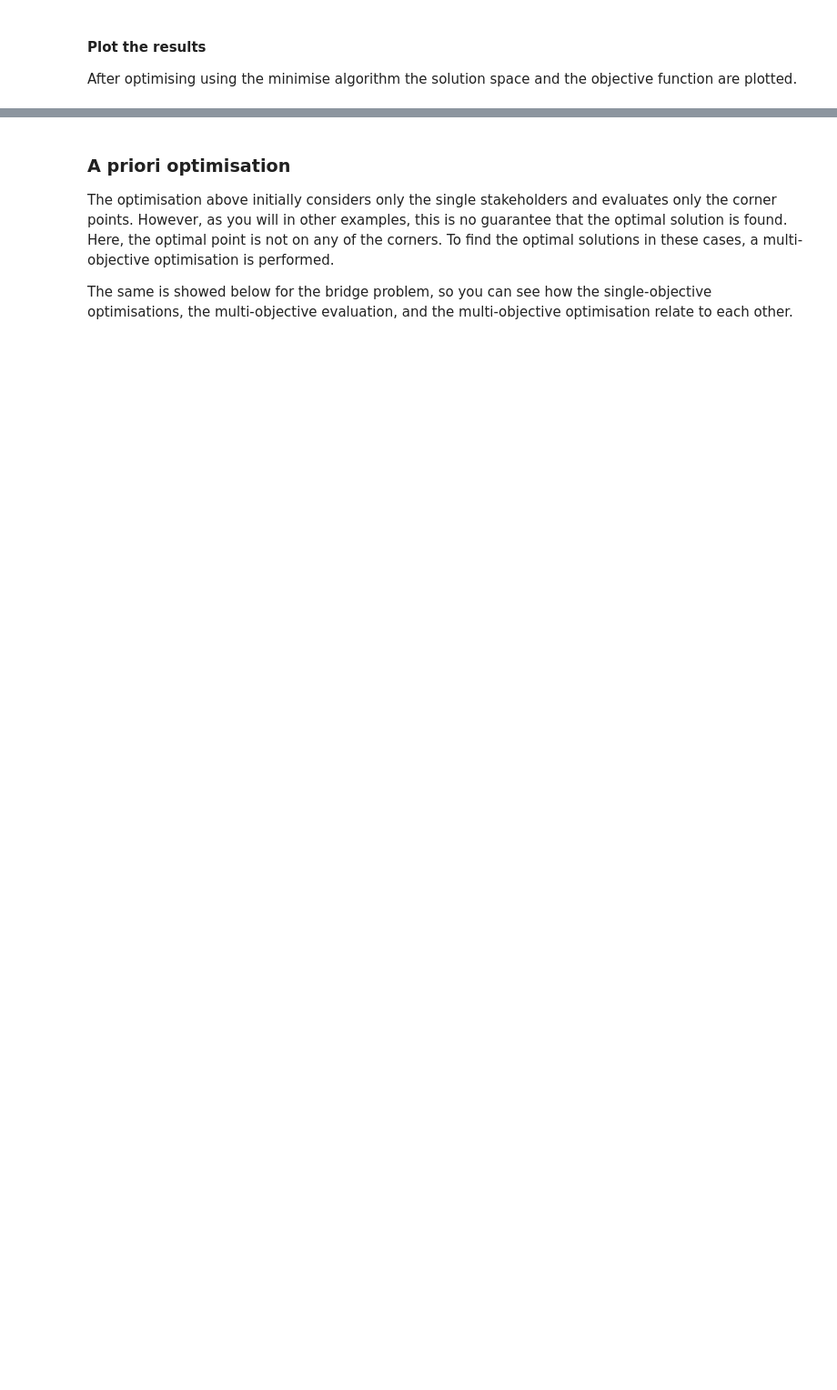
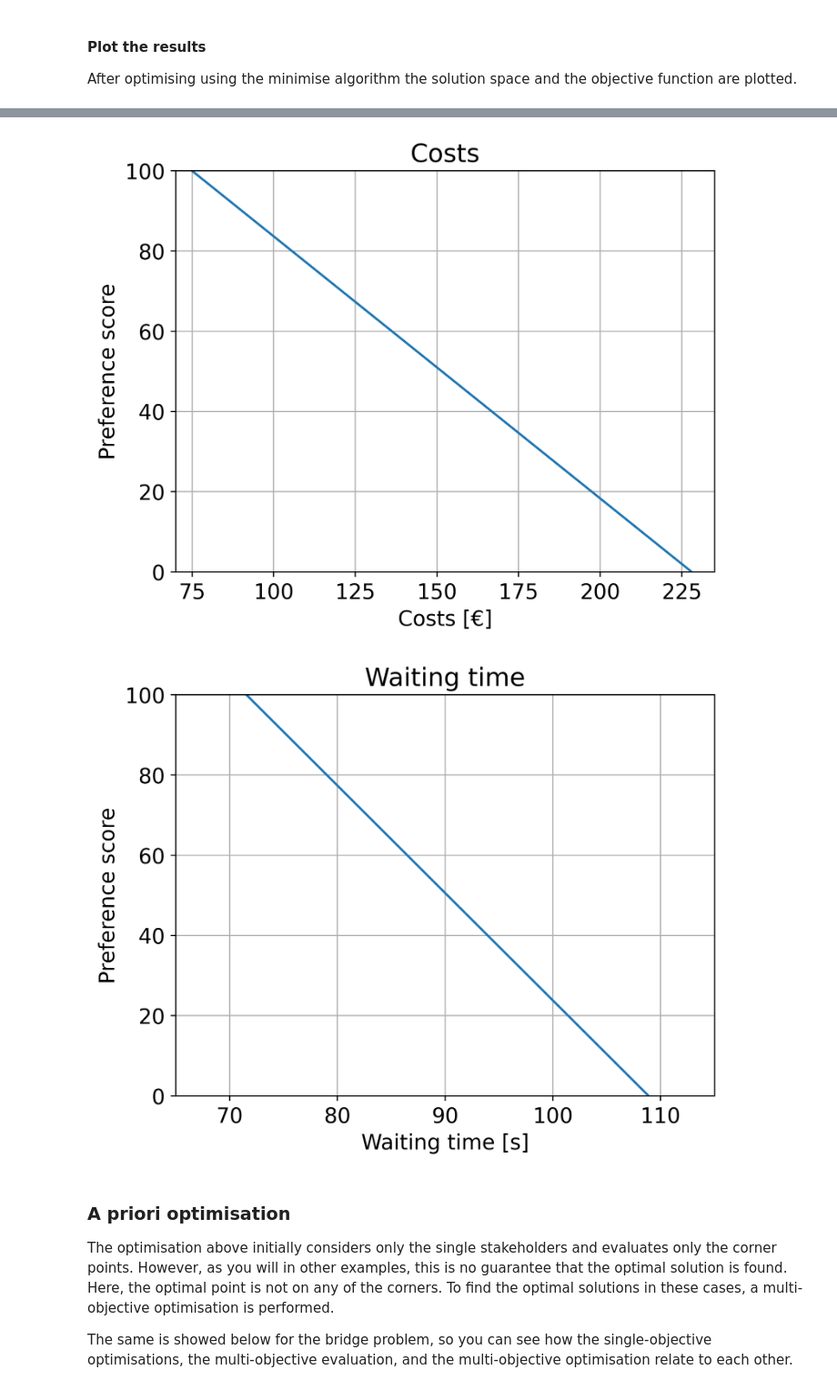
Before and after one commit to TeachBooks/systems-engineering-design, a Jupyter notebook: book/chapters/chapter_8_5.ipynb, the cells around one changed output, grey strips where cells are left out. Shown at 91% size. Cells and saved outputs as stored; diff of their text form; code cells hidden in the pictures; blank space fills up the shorter version.

```diff
--- a/book/chapters/chapter_8_5.ipynb
+++ b/book/chapters/chapter_8_5.ipynb
@@ -269,29 +284,32 @@ print(df)
 # %%
-c1 = np.linspace(75, 228)
-c2 = np.linspace(71.56, 108.88)
+constants_1 = np.linspace(75, 228)
+constants_2 = np.linspace(71.56, 108.88)
 
-p1 = 7600 / 51 - 100 * c1 / 153
-p2 = 291.747 - 2.67953 * c2
+pref_1 = 7600 / 51 - 100 * constants_1 / 153
+pref_2 = 291.747 - 2.67953 * constants_2
 
 fig = plt.figure()
 ax1 = fig.add_subplot(1, 1, 1)
-ax1.plot(c1, p1)
+ax1.plot(constants_1, pref_1)
 ax1.set_xlim((70, 235))
 ax1.set_ylim((0, 100))
 ax1.set_title('Costs')
 ax1.set_xlabel('Costs [€]')
 ax1.set_ylabel('Preference score')
 ax1.grid()
 
 fig = plt.figure()
 ax2 = fig.add_subplot(1, 1, 1)
-ax2.plot(c2, p2)
+ax2.plot(constants_2, pref_2)
 ax2.set_xlim((65, 115))
 ax2.set_ylim((0, 100))
 ax2.set_title('Waiting time')
 ax2.set_xlabel('Waiting time [s]')
 ax2.set_ylabel('Preference score')
 ax2.grid()
+# %% [output]
+[figure, added]
+[figure, added]
 # %% [markdown]
 ### A priori optimisation
 
```
Also changed, not shown: parts of 9 cells of this notebook, 2 other files.
